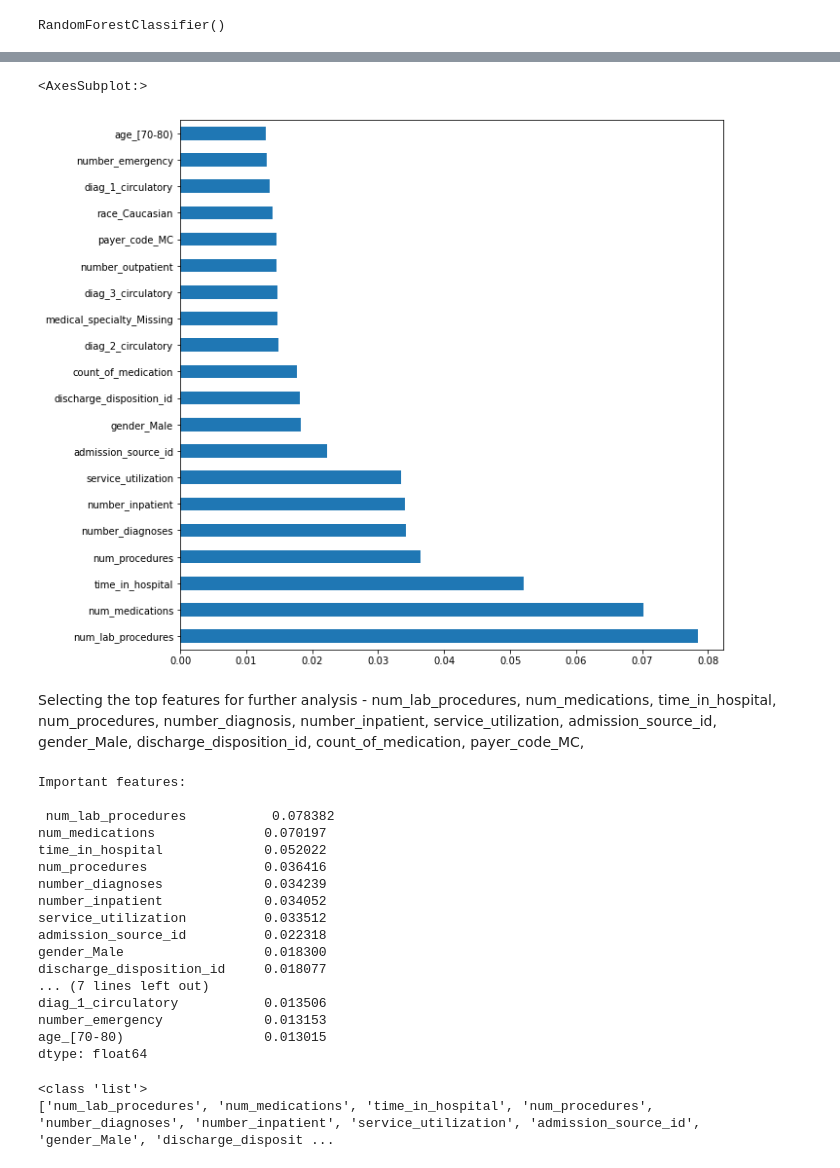
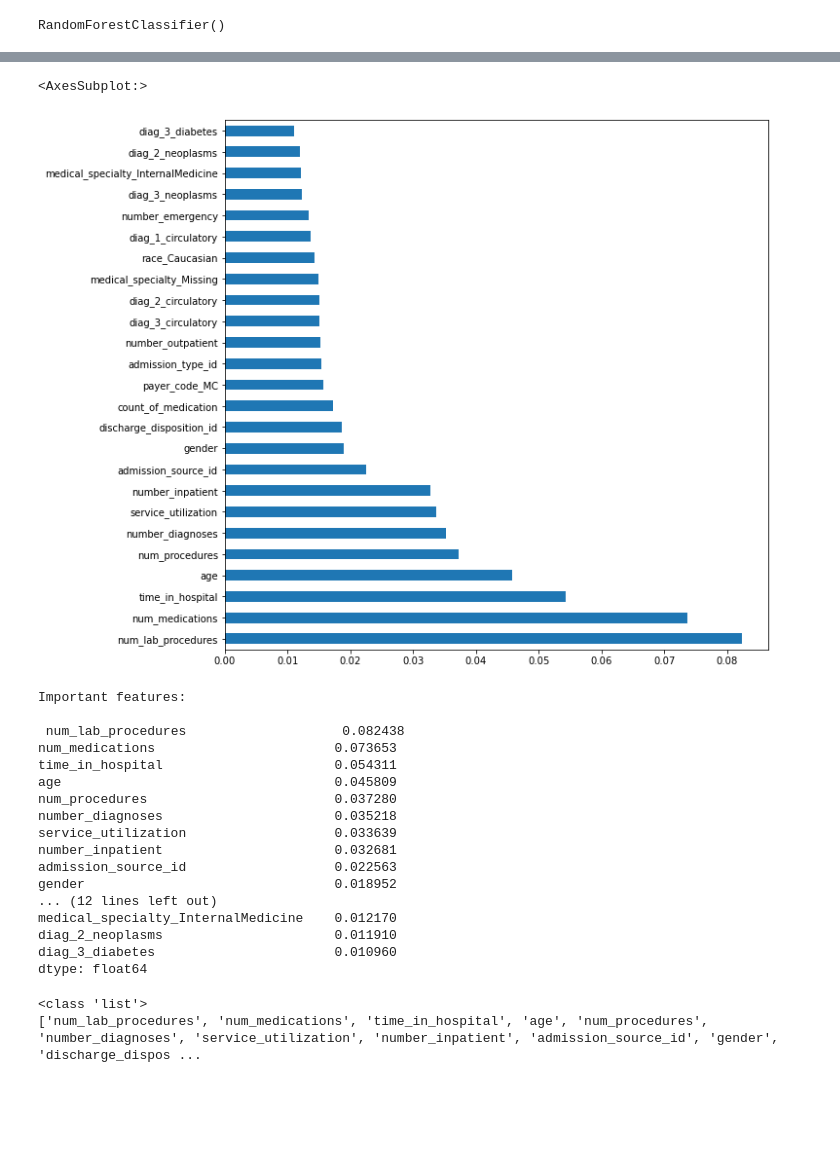
Before and after one commit to shridevinb/diabetes_interpretation, a Jupyter notebook: Diabetes_EDA.ipynb, the cells around one changed output, grey strips where cells are left out. Drawn from its saved outputs; the diff is of its cells as text; code cells hidden in the pictures; blank space fills up the shorter version.

```diff
--- a/Diabetes_EDA.ipynb
+++ b/Diabetes_EDA.ipynb
@@ -1164,0 +1240,8 @@ Name: race, dtype: int64
+# %%
+# encode_age(x):
+ageranks = data['age'].unique()
+ageranks = list(ageranks)
+for i in ageranks:
+    value = i
+    newvalue = int(i[1])*10+5
+    data.loc[(data.age == value),'age'] = newvalue
@@ -1164,0 +1252,2 @@ Name: race, dtype: int64
+# %%
+data['age'] = data['age'].astype(np.int64)
@@ -1164,0 +1266,11 @@ Name: race, dtype: int64
+# %%
+def encode_ad_type(x):
+    if x == 'Emergency':
+        return 1
+    if x == 'Elective':
+        return 3
+    if x == 'Not available':
+        return 5
+    if x == 'Newborn':
+        return 4
+data['admission_type_id'] = data['admission_type_id'].apply(lambda x: encode_ad_type(x))
@@ -1186,7 +1312,7 @@ X = data.drop('readmitted',axis=1)
 y = data['readmitted']
 
 # Splitting the data into train and test
-X_train, X_test, y_train, y_test = train_test_split(X, y, test_size=0.30, random_state=101)
+X_train, X_test, y_train, y_test = train_test_split(X, y, test_size=0.20, random_state=101)
 # %%
 # Running the random forest with default parameters.
 rfc = RandomForestClassifier()
@@ -1215,41 +1341,38 @@ feature_imp
 # %%
 # plot feature importance
 features = pd.Series(rfc.feature_importances_, index=X.columns)
 plt.figure(figsize=(10,10))
 
-features.nlargest(20).plot(kind='barh')
+features.nlargest(25).plot(kind='barh')
 # %% [output]
 <AxesSubplot:>
-[figure, old version]
+[figure, new version]
-# %% [markdown]
-Selecting the top features for further analysis
-    - num_lab_procedures, num_medications, time_in_hospital, num_procedures, number_diagnosis, number_inpatient, service_utilization, admission_source_id, gender_Male, discharge_disposition_id, count_of_medication, payer_code_MC,
 # %%
-print ("Important features:\n\n",features.nlargest(20))
+print ("Important features:\n\n",features.nlargest(25))
 # %% [output]
 Important features:
 
- num_lab_procedures           0.078382
-num_medications              0.070197
-time_in_hospital             0.052022
-num_procedures               0.036416
-number_diagnoses             0.034239
-number_inpatient             0.034052
-service_utilization          0.033512
-admission_source_id          0.022318
-gender_Male                  0.018300
-discharge_disposition_id     0.018077
-... (7 lines left out)
-diag_1_circulatory           0.013506
-number_emergency             0.013153
-age_[70-80)                  0.013015
+ num_lab_procedures                    0.082438
+num_medications                       0.073653
+time_in_hospital                      0.054311
+age                                   0.045809
+num_procedures                        0.037280
+number_diagnoses                      0.035218
+service_utilization                   0.033639
+number_inpatient                      0.032681
+admission_source_id                   0.022563
+gender                                0.018952
+... (12 lines left out)
+medical_specialty_InternalMedicine    0.012170
+diag_2_neoplasms                      0.011910
+diag_3_diabetes                       0.010960
 dtype: float64
 # %%
-columns = list(features.nlargest(20).index)
+columns = list(features.nlargest(25).index)
 print (type(columns))
 print (columns)
 # %% [output]
 <class 'list'>
-['num_lab_procedures', 'num_medications', 'time_in_hospital', 'num_procedures', 'number_diagnoses', 'number_inpatient', 'service_utilization', 'admission_source_id', 'gender_Male', 'discharge_disposit ...
+['num_lab_procedures', 'num_medications', 'time_in_hospital', 'age', 'num_procedures', 'number_diagnoses', 'service_utilization', 'number_inpatient', 'admission_source_id', 'gender', 'discharge_dispos ...
 # %%
 columns.append('readmitted')
```
Also changed, not shown: parts of 51 cells of this notebook.
